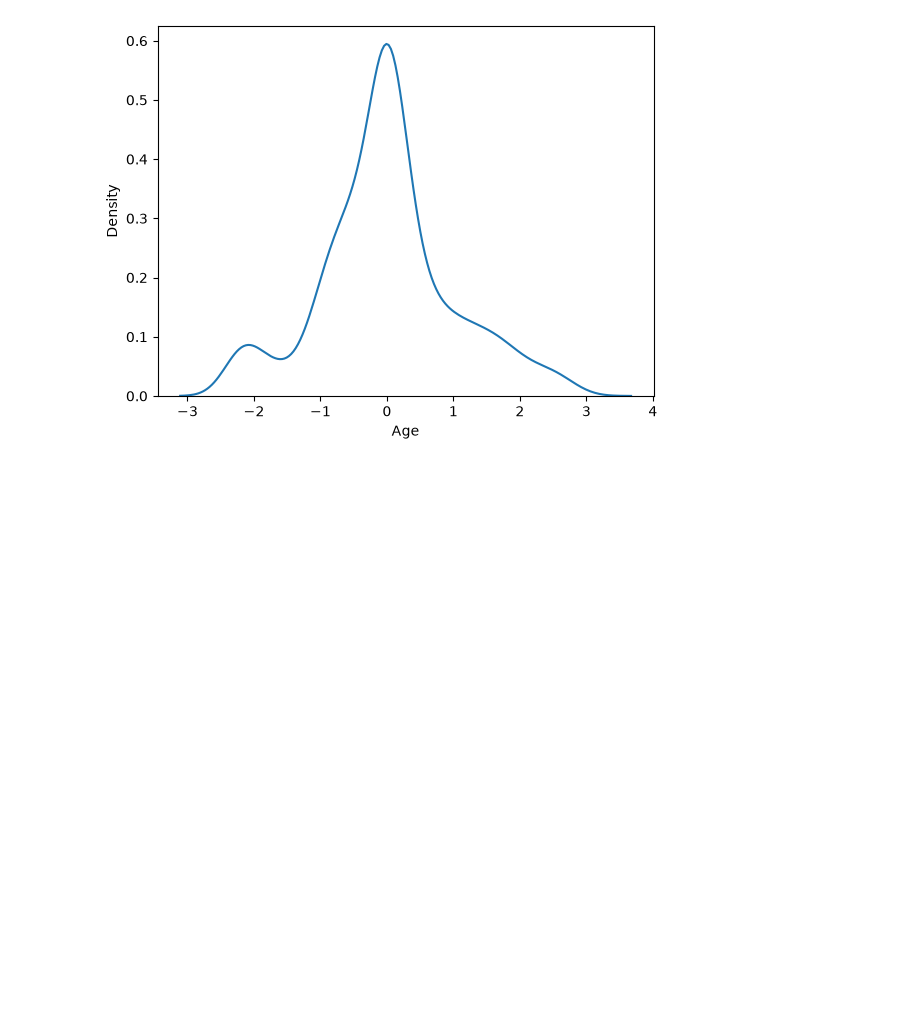
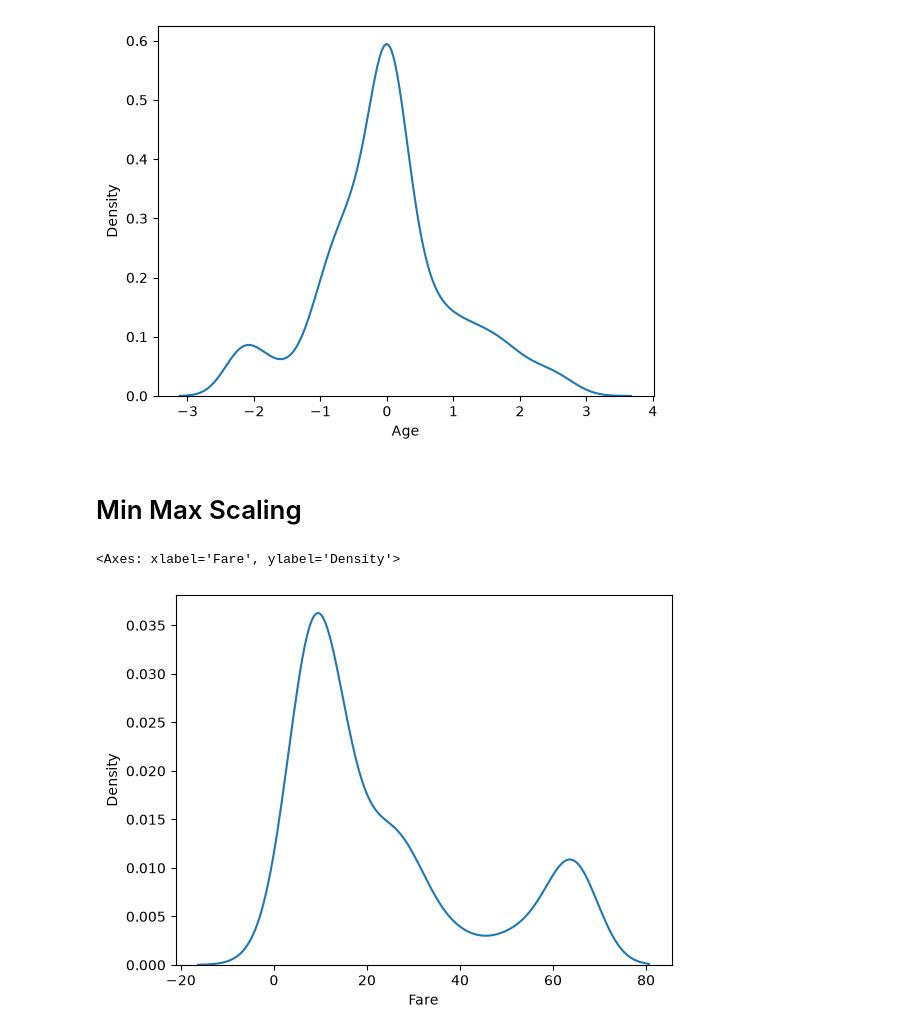
Before and after one commit to SamiulIslam007/phitron-machine-learning-practice, a Jupyter notebook: feature_engineering.ipynb, the cells around one changed output. Drawn from its saved outputs; the diff is of its cells as text; code cells hidden in the pictures; blank space fills up the shorter version.

Commit message:
1Min Max Scaling

```diff
--- a/feature_engineering.ipynb
+++ b/feature_engineering.ipynb
@@ -980,3 +980,10 @@ sns.kdeplot(data=X_train, x = 'Age')
 # %% [output]
 <Axes: xlabel='Age', ylabel='Density'>
 [figure]
+# %% [markdown]
+# Min Max Scaling
+# %%
+sns.kdeplot(data=X_train, x='Fare')
+# %% [output]
+<Axes: xlabel='Fare', ylabel='Density'>
+[figure, added]
```
Also changed, not shown: parts of 3 cells of this notebook.
